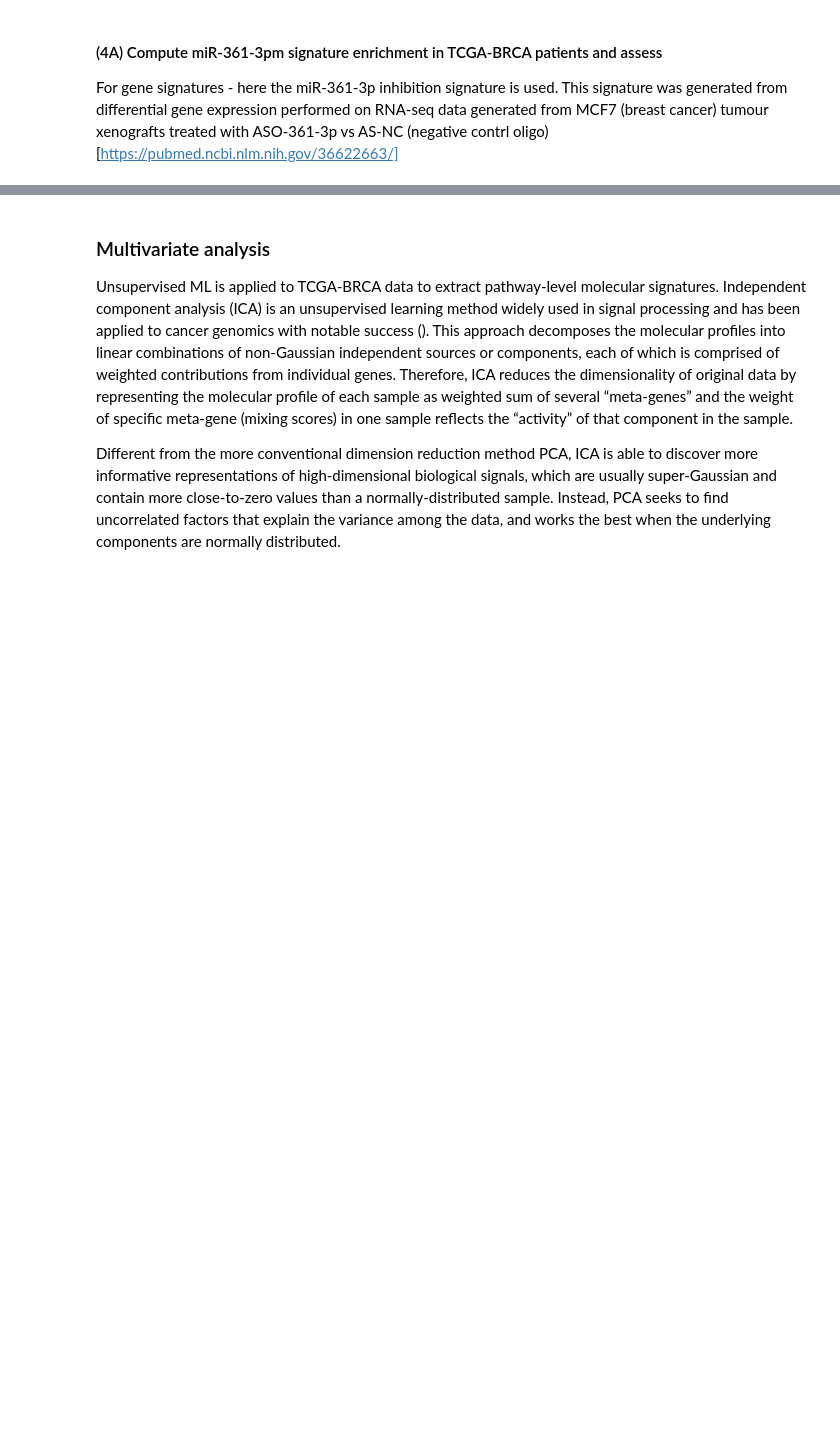
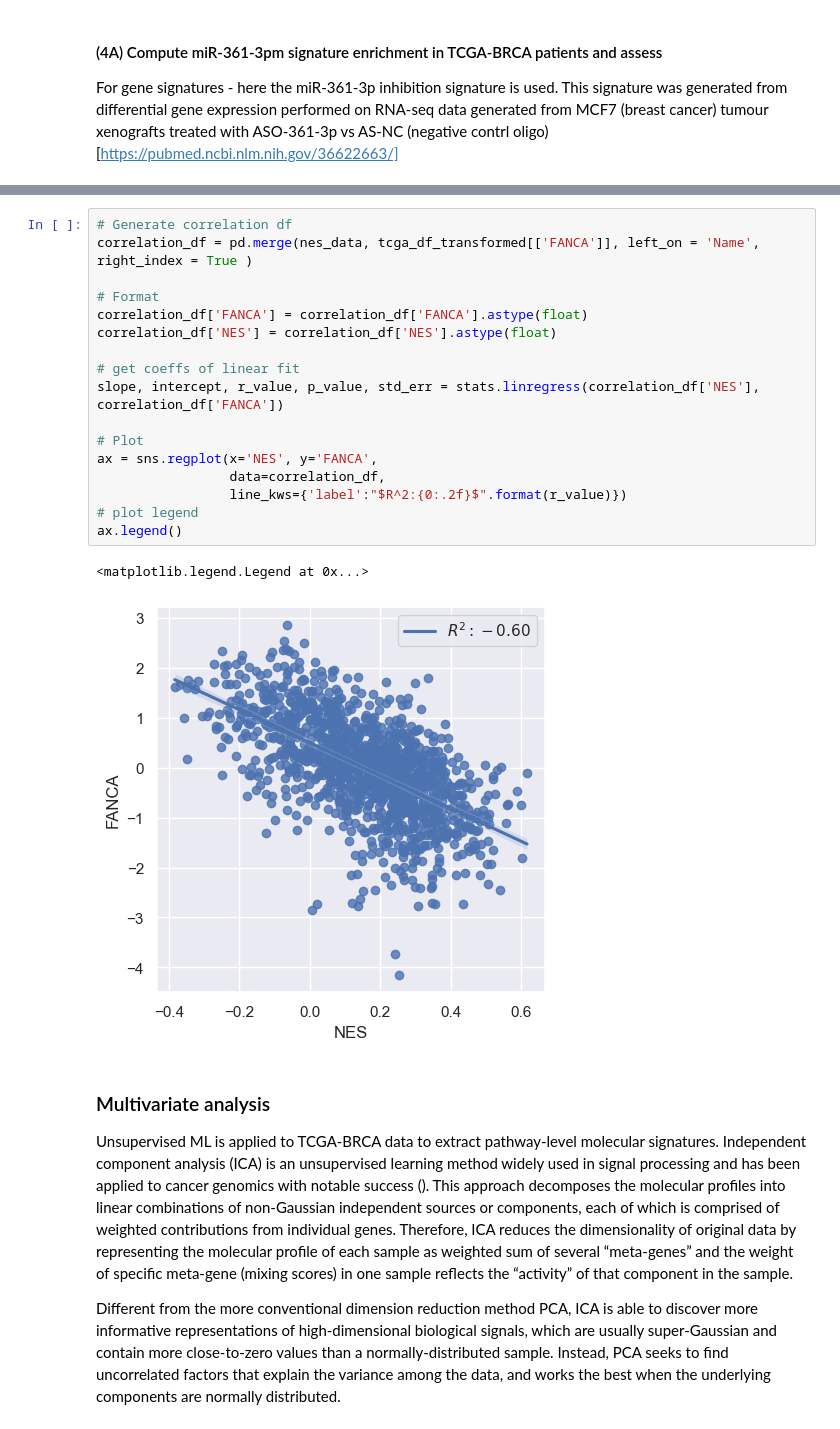
Before and after one commit to joannazamarbide/cancer_analyses, a Jupyter notebook: example_transcriptomic_analysis.ipynb, the cells around one changed output, grey strips where cells are left out. Saved outputs shown, nothing was run; the diff lists cells and outputs as text; blank space fills up the shorter version.

```diff
--- a/example_transcriptomic_analysis.ipynb
+++ b/example_transcriptomic_analysis.ipynb
@@ -277,3 +273,23 @@ L_labels[0].set_text(label_line_2)
+# %%
+# Generate correlation df
+correlation_df = pd.merge(nes_data, tcga_df_transformed[['FANCA']], left_on = 'Name', right_index = True )
+
+# Format
+correlation_df['FANCA'] = correlation_df['FANCA'].astype(float)
+correlation_df['NES'] = correlation_df['NES'].astype(float)
+
+# get coeffs of linear fit
+slope, intercept, r_value, p_value, std_err = stats.linregress(correlation_df['NES'], correlation_df['FANCA'])
+
+# Plot
+ax = sns.regplot(x='NES', y='FANCA',
+                 data=correlation_df,
+                 line_kws={'label':"$R^2:{0:.2f}$".format(r_value)})
+# plot legend
+ax.legend()
+# %% [output]
+<matplotlib.legend.Legend at 0x...>
+[figure, added]
 # %% [markdown]
 ### Multivariate analysis
 
```
Also changed, not shown: parts of 23 cells of this notebook, 1 other file.
